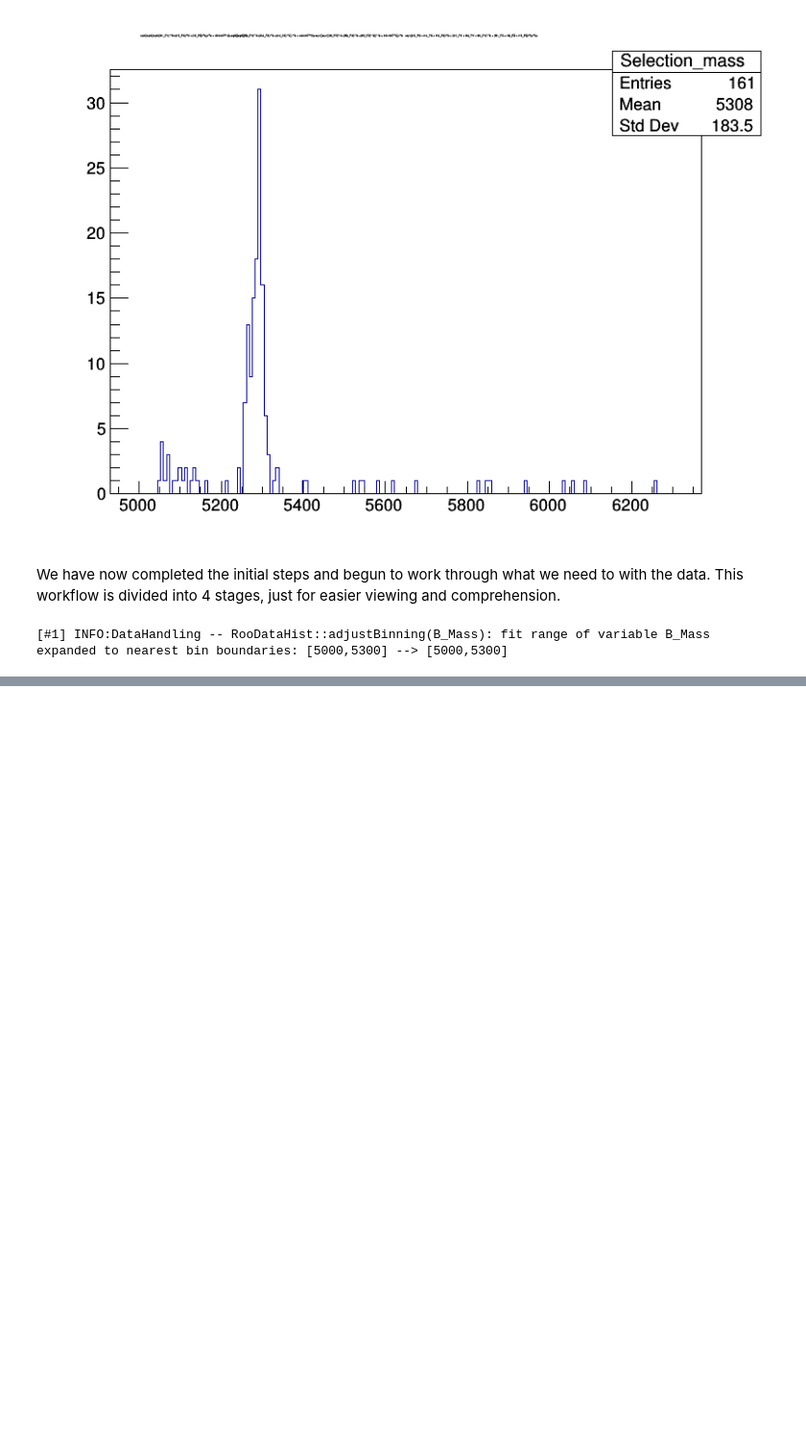
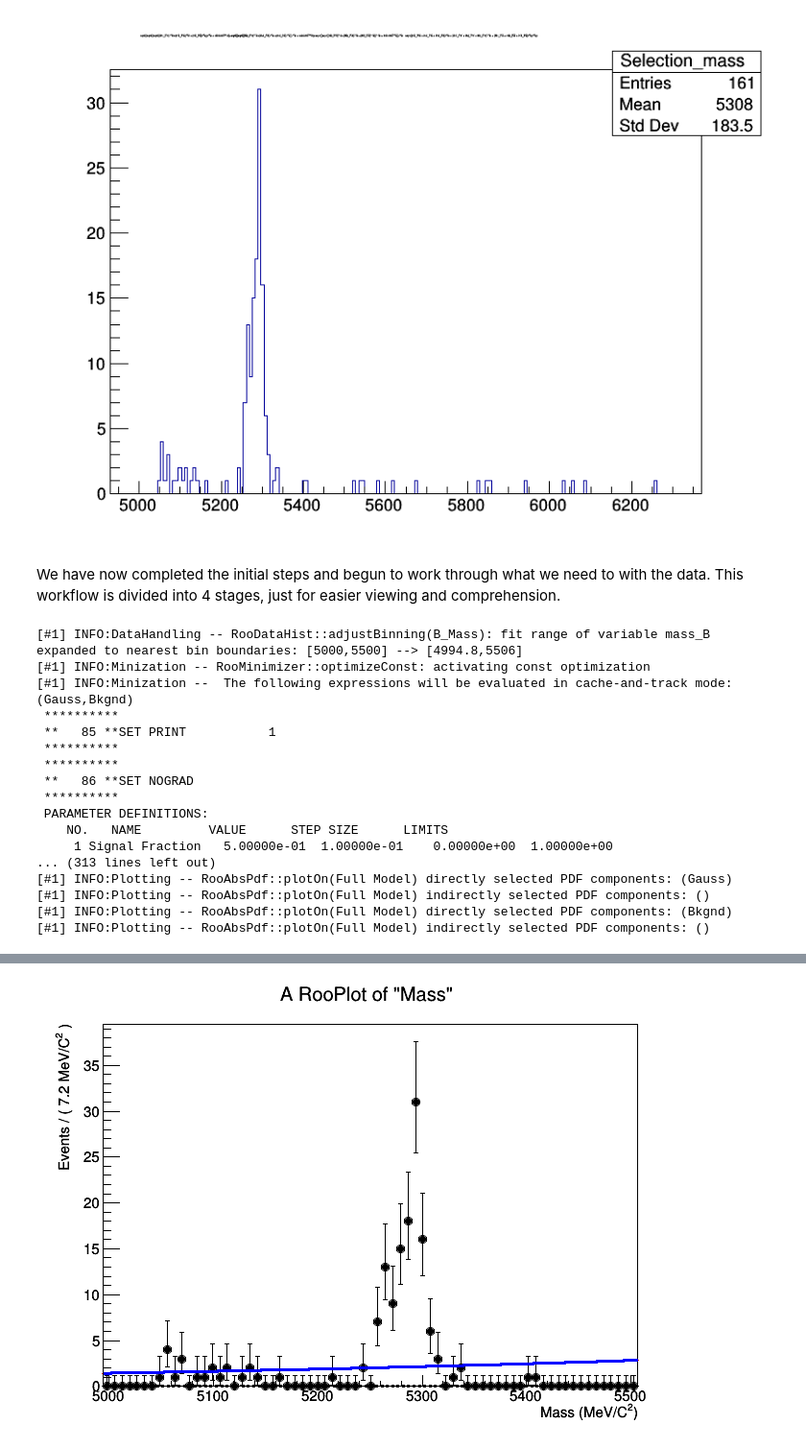
Before and after one commit to MerlijnvEmmerik/Mijnrel, a Jupyter notebook: Week_4.ipynb, the cells around one changed output, grey strips where cells are left out. Shown at 96% size. Saved outputs shown, nothing was run; the diff lists cells and outputs as text; code cells hidden in the pictures; blank space fills up the shorter version.

```diff
--- a/Week_4.ipynb
+++ b/Week_4.ipynb
@@ -387,38 +374,61 @@ Warning in <TCanvas::Constructor>: Deleting canvas with same name: Mass Selectio
 # %% [markdown]
 We have now completed the initial steps and begun to work through what we need to with the data. This workflow is divided into 4 stages, just for easier viewing and comprehension.
 # %%
-import math
-#First we define our physical measurement we want to fit using the RooRealVar
-# variable=ROOT.RooRealVar =("Variable from Python", "Nickname",Min, Max, Units)
-mass= ROOT.RooRealVar("B_Mass", "Mass", 5000, 5300, "MeV/C^{2}")
-#The remainder of the variables we need to pass into our model. E.g. for a gaussian, we need a mean and a width parameter to vary
-#For these RooRealVar's we add three numbers, a "starting value" and min/max values
+mass = ROOT.RooRealVar("mass_B","Mass",5000,5500,"MeV/C^{2}")
 
-gauss_mean=ROOT.RooRealVar("gauss_mean","Mean",5200,5100,5300)
-gauss_width=ROOT.RooRealVar("gauss_width","Width",3,0,60)
+gauss_mean = ROOT.RooRealVar("gauss_mean","Mean",5200,5100,5300)
+
+gauss_width = ROOT.RooRealVar("gauss_width","Width",3,0,60)
 
 #Now we have enough to make our Model for the signal:
-# ROOT.RooGaussion = None
-Gauss=ROOT.RooGaussian("Gaussian Signal","Gauss",mass,gauss_mean,gauss_width)
 
-#We also need a background, so let's use a (simple) exponential:
-
-exponent=ROOT.RooRealVar("exponent", "C", -0.2, -2, +2)
+Gauss=ROOT.RooGaussian("Gauss","Gaussian Signal",mass,gauss_mean,gauss_width)
+exponent=ROOT.RooRealVar("exponent", "C", -0.02, -2, +2)
 
 #Define the  model for the background:
 
-Bkgnd=ROOT.RooExponential("Exponential Background","Bkgnd",mass,exponent)
-
-mass1 = ROOT.RooDataHist("B_Mass", "Mass", ROOT.RooArgList(mass), histogram_massB, 1.0)
+Bkgnd=ROOT.RooExponential("Bkgnd","Exponential Background",mass,exponent)
 
 #Now we need to combine these two functions into a single PDF (probability density function)
 #and we need to add a scaling factor to fit what ratio of the two are used:
 
 sig_frac=ROOT.RooRealVar("Signal Fraction","sigfrac", 0.5, 0, 1)
-# just to make it work we'll set sig_frac to 0
-# sig_frac = 0
+
 model=ROOT.RooAddPdf("Full Model","model",ROOT.RooArgList(Gauss,Bkgnd),ROOT.RooArgList(sig_frac))
 
-model.fitTo(mass1)
+
+data_to_fit=ROOT.RooDataHist("B_Mass", "Mass", ROOT.RooArgList(mass),histogram_SelM, 1.0)
+
+#Then we can do the fitting:
+
+model.fitTo(data_to_fit)
+
+c1=ROOT.TCanvas("c1","c1")
+frame=mass.frame()
+
+data_to_fit.plotOn(frame)
+model.plotOn(frame, ROOT.RooFit.Components("Gauss"),ROOT.RooFit.LineColor(1),ROOT.RooFit.LineStyle(2))
+model.plotOn(frame, ROOT.RooFit.Components("Bkgnd"),ROOT.RooFit.LineColor(2),ROOT.RooFit.LineStyle(2))
+model.plotOn(frame)
+frame.Draw()
+
+c1.Update()
+c1.Draw()
 # %% [output]
-[#1] INFO:DataHandling -- RooDataHist::adjustBinning(B_Mass): fit range of variable B_Mass expanded to nearest bin boundaries: [5000,5300] --> [5000,5300]
+[#1] INFO:DataHandling -- RooDataHist::adjustBinning(B_Mass): fit range of variable mass_B expanded to nearest bin boundaries: [5000,5500] --> [4994.8,5506]
+[#1] INFO:Minization -- RooMinimizer::optimizeConst: activating const optimization
+[#1] INFO:Minization --  The following expressions will be evaluated in cache-and-track mode: (Gauss,Bkgnd)
+ **********
+ **   85 **SET PRINT           1
+ **********
+ **********
+ **   86 **SET NOGRAD
+ **********
+ PARAMETER DEFINITIONS:
+    NO.   NAME         VALUE      STEP SIZE      LIMITS
+     1 Signal Fraction   5.00000e-01  1.00000e-01    0.00000e+00  1.00000e+00
+... (313 lines left out)
+[#1] INFO:Plotting -- RooAbsPdf::plotOn(Full Model) directly selected PDF components: (Gauss)
+[#1] INFO:Plotting -- RooAbsPdf::plotOn(Full Model) indirectly selected PDF components: ()
+[#1] INFO:Plotting -- RooAbsPdf::plotOn(Full Model) directly selected PDF components: (Bkgnd)
+[#1] INFO:Plotting -- RooAbsPdf::plotOn(Full Model) indirectly selected PDF components: ()
@@ -425,2 +436,3 @@ model.fitTo(mass1)
+[figure, added]
 # %%
 #Now to plot it all
```
Also changed, not shown: parts of 14 cells of this notebook.
